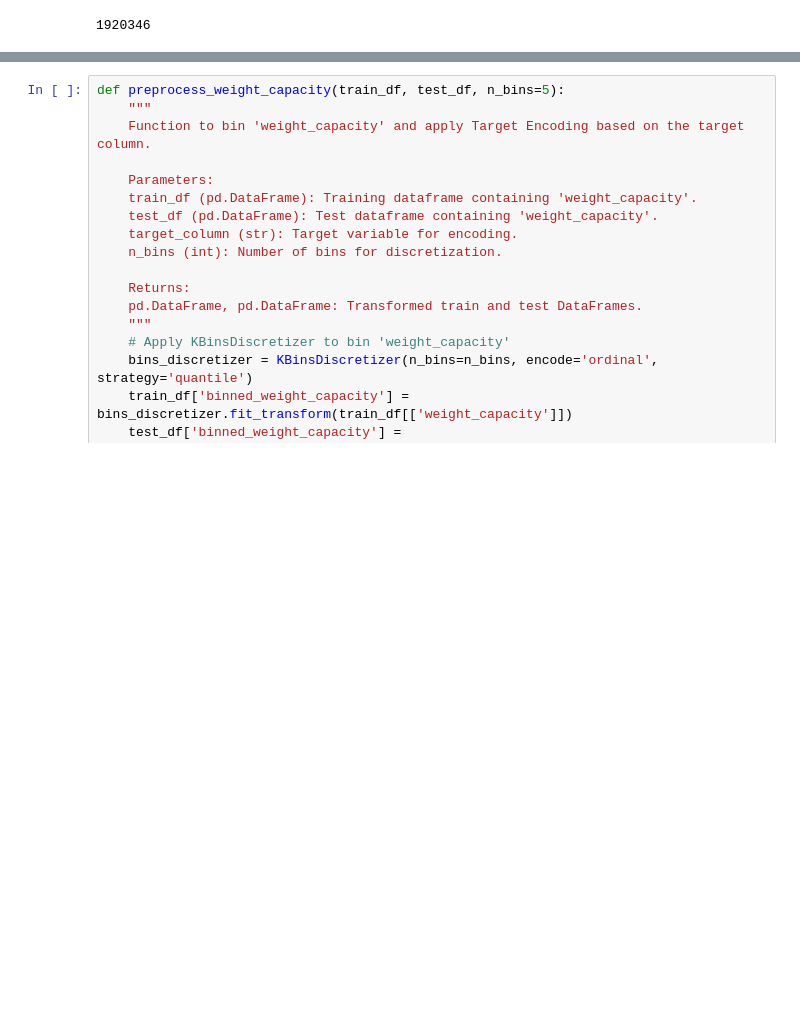
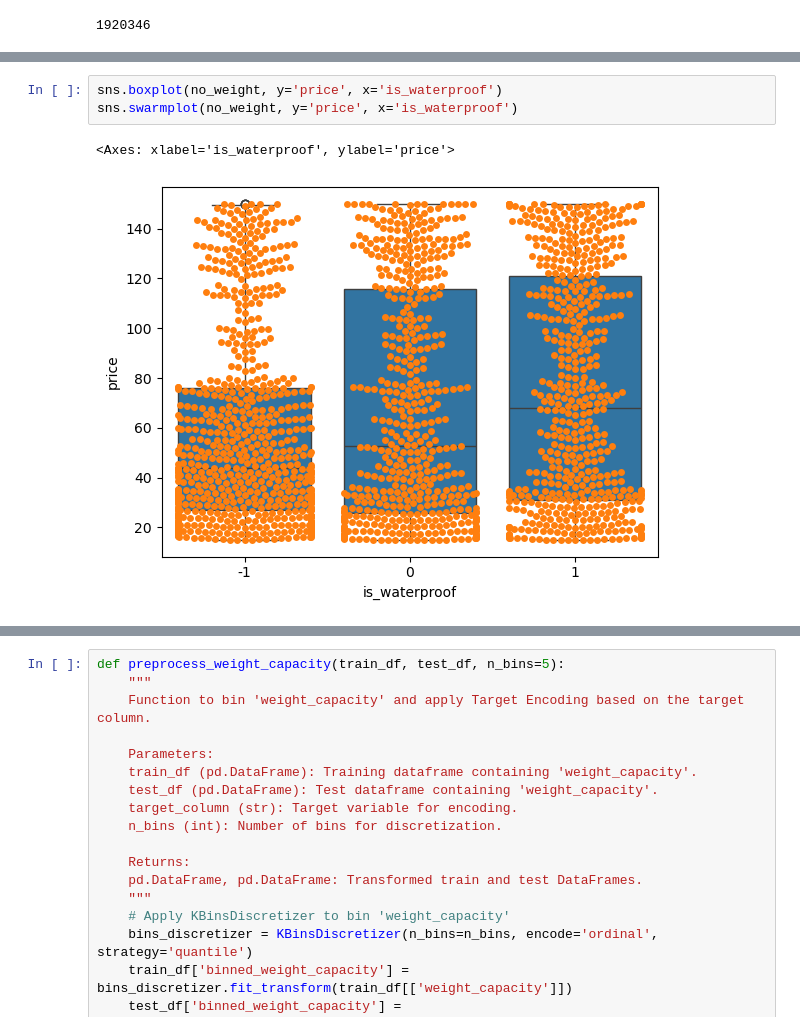
Before and after one commit to Jordanbarker/backpack-prediction-challenge, a Jupyter notebook: notebooks/feature_selection.ipynb, the cells around one changed output, grey strips where cells are left out. Saved outputs shown, nothing was run; the diff lists cells and outputs as text; blank space fills up the shorter version.

```diff
--- a/notebooks/feature_selection.ipynb
+++ b/notebooks/feature_selection.ipynb
@@ -99,0 +163,6 @@ len(train_df['weight_capacity'].unique())
+# %%
+sns.boxplot(no_weight, y='price', x='is_waterproof')
+sns.swarmplot(no_weight, y='price', x='is_waterproof')
+# %% [output]
+<Axes: xlabel='is_waterproof', ylabel='price'>
+[figure, added]
```
Also changed, not shown: parts of 19 cells of this notebook, 3 other files.
